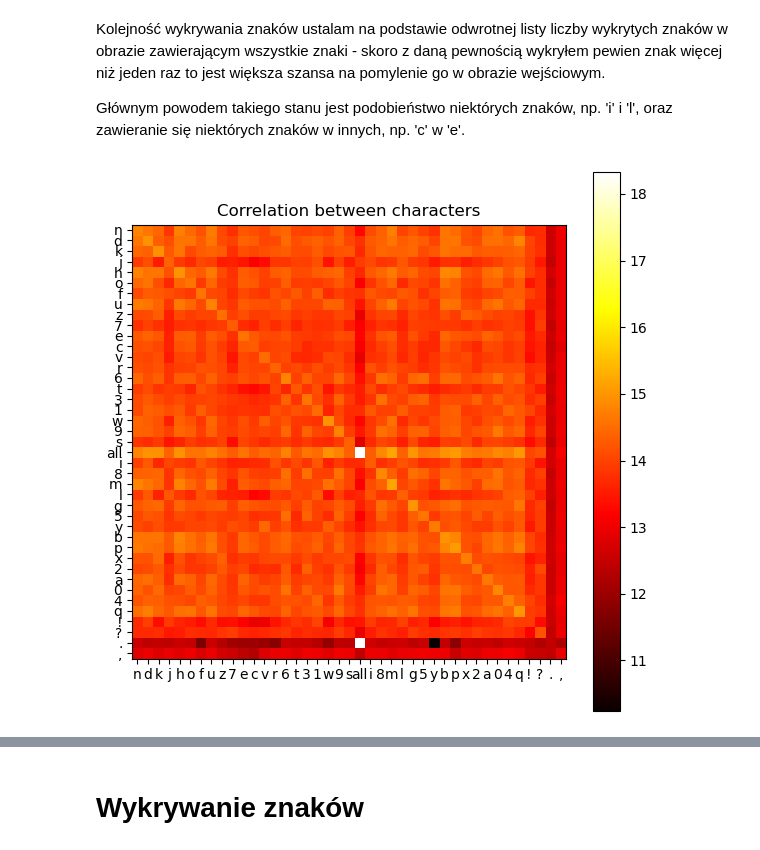
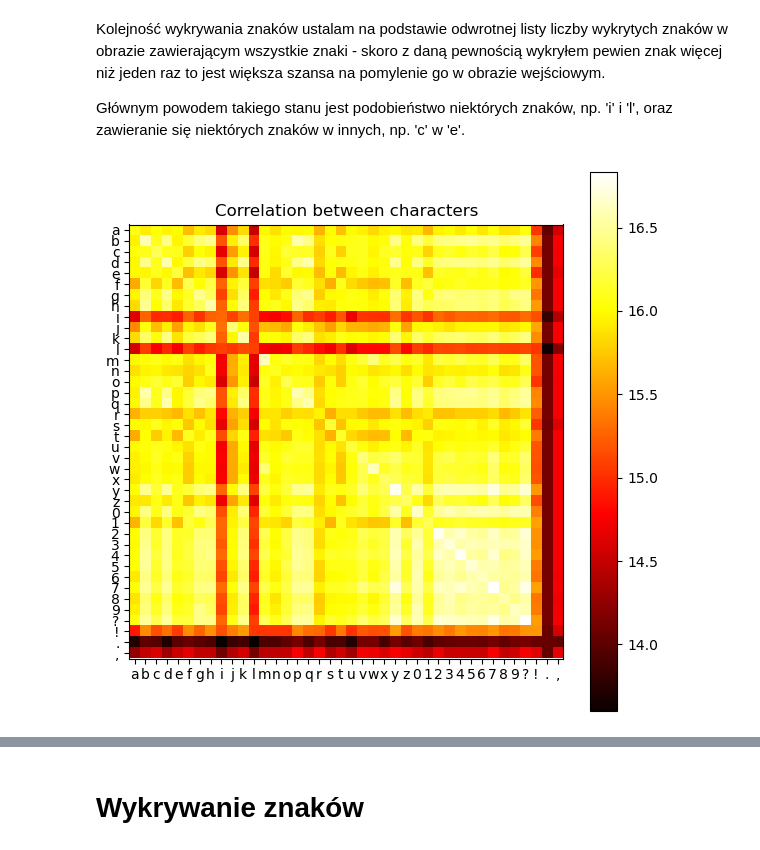
Before and after one commit to radoslawrolka/Computational_Methods_in_Science_and_Engineering, a Jupyter notebook: lab9/task2.ipynb, the cells around one changed output, grey strips where cells are left out. Saved outputs shown, nothing was run; the diff lists cells and outputs as text; code cells hidden in the pictures.

```diff
--- a/lab9/task2.ipynb
+++ b/lab9/task2.ipynb
@@ -8,6 +8,9 @@ from skimage import measure
 from collections import defaultdict
 import cv2
 from scipy.ndimage import convolve
+import string
+
+CHARS = string.ascii_lowercase + string.digits + "?!.,"
 # %% [markdown]
 # OCR - Optical Character Recognition
 # %% [markdown]
@@ -47,22 +46,24 @@ def load_image(filepath, invert=True):
 Do utworzenia obrazu z tekstem używam biblioteki PIL. Tworzę obraz o wymiarach 1000x1000 pikseli, a następnie dodaję na nim tekst.
 Przy ewentualnych argumentach obraz może być obrócony o dany kąt i/lub nałożony na niego szum.
 # %%
-def draw_text(text, font_name, font_size, rotate=0, noise=0):
+def draw_text(text, font_name, font_size, rotate=0, noise=0, inverted=False):
     def add_noise(img, noise):
         img = np.array(img)
         noise = np.random.normal(0, noise, img.shape)
         noisy = img + noise
         noisy = np.clip(noisy, 0, 255)
         return Image.fromarray(noisy.astype(np.uint8))
-    font = ImageFont.truetype("./{}.ttf".format(font_name), font_size)
+    font = load_fonts(font_name, font_size)
     img = Image.new('L', (1000, 1000), color='black')
     draw = ImageDraw.Draw(img)
     draw.text((10, 10), text, font=font, fill='white')
     rotated = img.rotate(rotate)
     cropped = rotated.crop(rotated.getbbox())
     reversed = ImageOps.invert(cropped)
-    padded = ImageOps.expand(reversed, border=10, fill='white')
+    padded = ImageOps.expand(reversed, border=1, fill='white')
     noised = add_noise(padded, noise)
+    if inverted:
+        return ImageOps.invert(noised)
     return noised
 # %% [markdown]
 # Obrót obrazu
@@ -155,15 +139,15 @@ Kolejność wykrywania znaków ustalam na podstawie odwrotnej listy liczby wykry
 Głównym powodem takiego stanu jest podobieństwo niektórych znaków, np. 'i' i 'l', oraz zawieranie się niektórych znaków w innych, np. 'c' w 'e'.
 # %%
 def correlation_heatmap(font):
-    heatmap = [[np.log(correlation(font[char1], font[char2]).max()) for char2 in font] for char1 in font]
+    heatmap = [[np.log(correlation(draw_text(char1, font, 30), draw_text(char2, font, 30)).max()) for char2 in CHARS] for char1 in CHARS]
     plt.figure(figsize=(7, 7))
-    plt.yticks(range(len(font)), font.keys())
-    plt.xticks(range(len(font)), font.keys())
+    plt.yticks(range(len(CHARS)), CHARS)
+    plt.xticks(range(len(CHARS)), CHARS)
     plt.title('Correlation between characters')
     plt.colorbar(plt.imshow(heatmap, cmap='hot'))
     plt.show()
 
-correlation_heatmap(load_fonts()['serif'])
+correlation_heatmap('sans-serif')
 # %% [output]
-[figure, old version]
+[figure, new version]
 # %%
```
Also changed, not shown: parts of 11 cells of this notebook.
